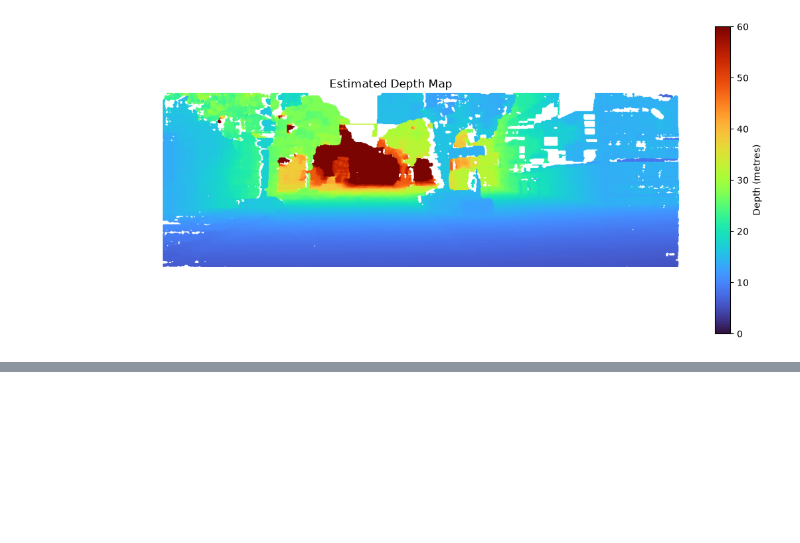
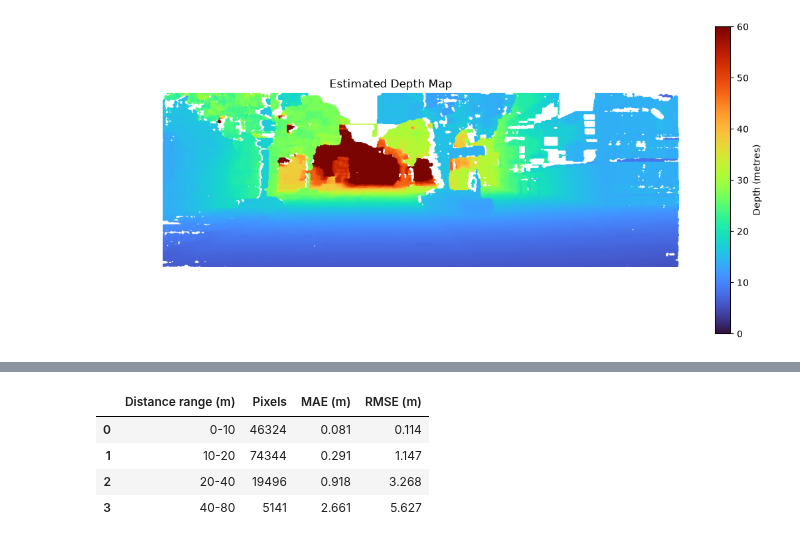
Before and after one commit to ViswaSekar-goat/UltraCNN, a Jupyter notebook: notebooks/02_kitti_dataset_exploration.ipynb, the cells around one changed output, grey strips where cells are left out. Cells and saved outputs as stored; diff of their text form; code cells hidden in the pictures; blank space fills up the shorter version.

Commit message:
kitti dataset exploration

```diff
--- a/notebooks/02_kitti_dataset_exploration.ipynb
+++ b/notebooks/02_kitti_dataset_exploration.ipynb
@@ -186,13 +188,16 @@ data_stereo_flow_calib/testing/calib/000009.txt
 # %%
 import numpy as np
 
-if not calib_files:
+# Construct the calibration filename from the selected image ID
+calib_path = calib_root / f"{IMAGE_ID}.txt"
+
+# Verify that the matching calibration file exists
+if not calib_path.is_file():
     raise FileNotFoundError(
-        f"No calibration .txt files found under {calib_root}"
+        f"Matching calibration file not found: {calib_path}"
     )
 
-calib_path = calib_files[0]
-
+# Parse the calibration file
 calibration = {}
 
 with open(calib_path, "r") as file:
@@ -209,6 +214,8 @@ with open(calib_path, "r") as file:
         except ValueError:
             continue
 
-print("Calibration file:", calib_path.name)
+print("Dataset split:", SPLIT)
+print("Image ID:", IMAGE_ID)
+print("Calibration file:", calib_path)
 print("Available calibration keys:", list(calibration.keys()))
 # %% [output]
@@ -375,0 +642,42 @@ plt.show()
+# %%
+import pandas as pd
+
+distance_bins = [
+    (0, 10),
+    (10, 20),
+    (20, 40),
+    (40, 80),
+]
+
+depth_results = []
+
+for lower, upper in distance_bins:
+    mask = (
+        evaluation_mask
+        & (ground_truth_depth >= lower)
+        & (ground_truth_depth < upper)
+    )
+
+    count = int(mask.sum())
+
+    if count == 0:
+        continue
+
+    errors = predicted_depth[mask] - ground_truth_depth[mask]
+
+    depth_results.append({
+        "Distance range (m)": f"{lower}-{upper}",
+        "Pixels": count,
+        "MAE (m)": np.mean(np.abs(errors)),
+        "RMSE (m)": np.sqrt(np.mean(errors ** 2)),
+    })
+
+depth_results_df = pd.DataFrame(depth_results)
+
+display(depth_results_df.round(3))
+# %% [output]
+|  | Distance range (m) | Pixels | MAE (m) | RMSE (m) |
+| 0 | 0-10 | 46324 | 0.081 | 0.114 |
+| 1 | 10-20 | 74344 | 0.291 | 1.147 |
+| 2 | 20-40 | 19496 | 0.918 | 3.268 |
+| 3 | 40-80 | 5141 | 2.661 | 5.627 |
```
Also changed, not shown: parts of 14 cells of this notebook, 1 other file.
